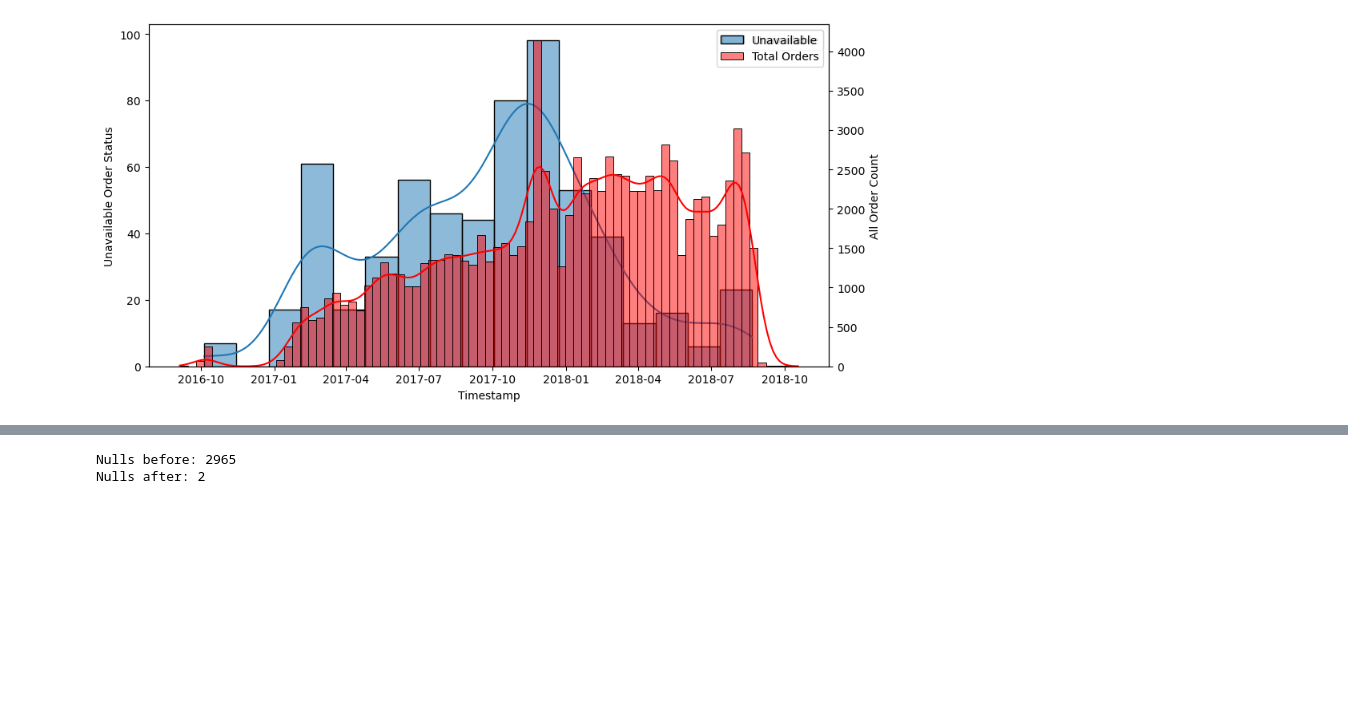
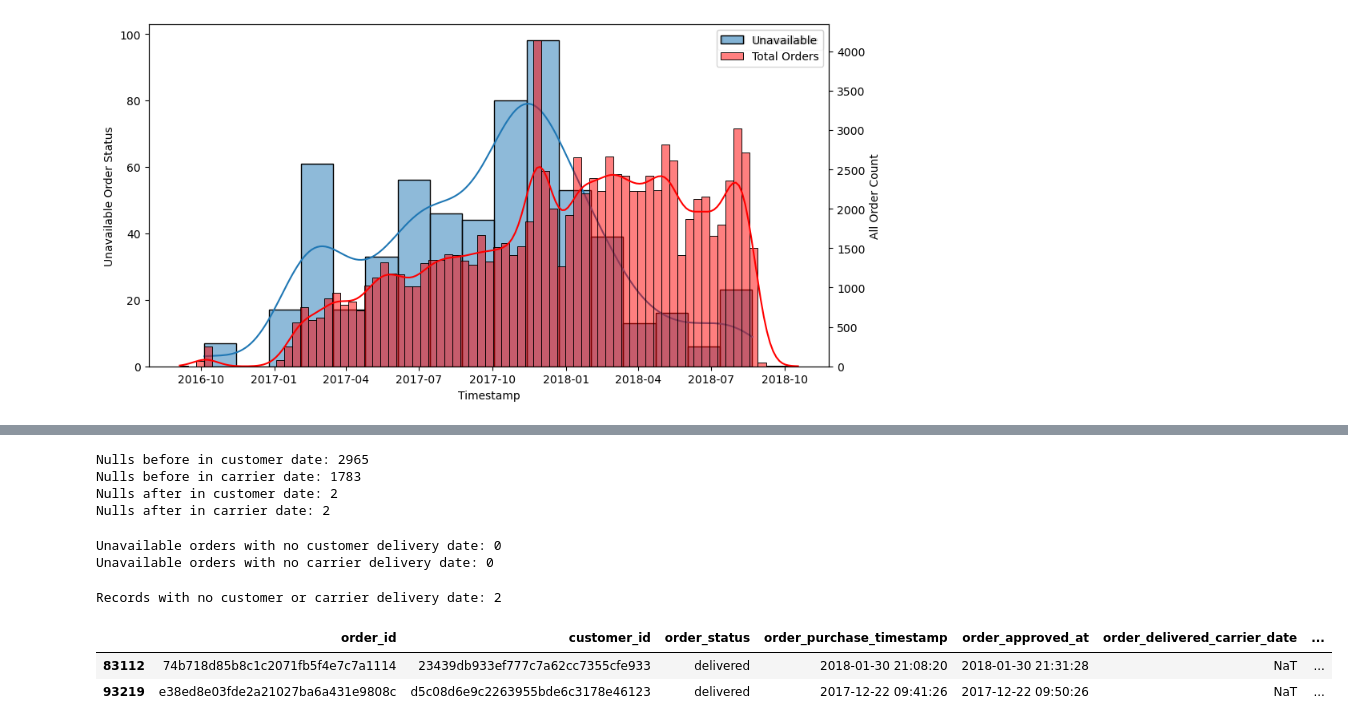
Before and after one commit to dsagher/olist_data_science_project, a Jupyter notebook: notebooks/cleaning.ipynb, the cells around one changed output, grey strips where cells are left out. Saved outputs shown, nothing was run; the diff lists cells and outputs as text; code cells hidden in the pictures; blank space fills up the shorter version.

```diff
--- a/notebooks/cleaning.ipynb
+++ b/notebooks/cleaning.ipynb
@@ -149,16 +163,25 @@ plt.show()
 # %%
-#! Come back to this
+"""
+Impute missing values with 'unavailable' order status by grouping by seller zip code prefix and getting
+median values for customer and carrier delivery dates.
+"""
+# Filter for only unavailable and delivered orders
+mask = df_order['order_status'].isin(['unavailable', 'delivered'])
 
-mask = df_order['order_status'].isin(['unavailable', 'delivered'])
 df_order['order_delivered_customer_date'] = pd.to_datetime(df_order['order_delivered_customer_date'])
 df_order['order_delivered_carrier_date'] = pd.to_datetime(df_order['order_delivered_carrier_date'])
 
+# List of columns to pull after grouping
+group_cols = ['seller_zip_code_prefix', 'order_delivered_customer_date', 'order_delivered_carrier_date', 'order_status']
+
+# Merge with order_item and seller datasets
 filled = (
-    df_order[mask]
-    .merge(df_order_item, how='left')
-    .merge(df_seller, how='left')
-    # Impute median zip codes grouped by zip codes
-    .groupby('seller_zip_code_prefix')
+    df_order[mask] # Only unavailable and delivered orders
+    .merge(df_order_item[['seller_id','order_id']], how='left') # Merge for seller_id
+    .merge(df_seller[['seller_id','seller_zip_code_prefix']], how='left') # Merge for zip code
+
+    # Group to get median values per zip code
+    .groupby('seller_zip_code_prefix')[group_cols]
     .apply(
         lambda g: g.assign(
         # Fill customer delivery date with values from records with order_status as delivered
@@ -173,5 +196,3 @@ filled = (
     )
     .reset_index(drop=True)
 )
-
-filled
@@ -192,11 +235,41 @@ filled
 # %%
 # Verify imputation
-print("Nulls before:", df_order['order_delivered_customer_date'].isna().sum())
-df_order = filled[df_order.columns] # or whatever your imputed df is called
-print("Nulls after:", df_order['order_delivered_customer_date'].isna().sum())
+
+print("Nulls before in customer date:", df_order['order_delivered_customer_date'].isna().sum())
+print("Nulls before in carrier date:", df_order['order_delivered_carrier_date'].isna().sum())
+df_order['order_delivered_customer_date'] = filled['order_delivered_customer_date']
+df_order['order_delivered_carrier_date'] = filled['order_delivered_carrier_date']
+print("Nulls after in customer date:", df_order['order_delivered_customer_date'].isna().sum())
+print("Nulls after in carrier date:", df_order['order_delivered_carrier_date'].isna().sum())
 # %% [output]
-Nulls before: 2965
-Nulls after: 2
+Nulls before in customer date: 2965
+Nulls before in carrier date: 1783
+Nulls after in customer date: 2
+Nulls after in carrier date: 2
+# %%
+test_mask1 = df_order['order_status'] == "unavailable"
+test_mask2 = df_order['order_delivered_customer_date'].isna()
+test_mask3 = df_order['order_delivered_carrier_date'].isna()
+test_mask4 = test_mask1 & test_mask2
+test_mask5 = test_mask1 & test_mask3
+print("Unavailable orders with no customer delivery date:", test_mask4.sum())
+print("Unavailable orders with no carrier delivery date:", test_mask5.sum())
+# %% [output]
+Unavailable orders with no customer delivery date: 0
+Unavailable orders with no carrier delivery date: 0
+# %%
+test_mask6 = df_order['order_delivered_customer_date'].isna()
+test_mask7 = df_order['order_delivered_carrier_date'].isna()
+test_mask8 = test_mask6 | test_mask7
+print("Records with no customer or carrier delivery date:", test_mask8.sum())
+# %% [output]
+Records with no customer or carrier delivery date: 2
+# %%
+df_order[test_mask8]
+# %% [output]
+|  | order_id | customer_id | order_status | order_purchase_timestamp | order_approved_at | order_delivered_carrier_date | ... |
+| 83112 | 74b718d85b8c1c2071fb5f4e7c7a1114 | 23439db933ef777c7a62cc7355cfe933 | delivered | 2018-01-30 21:08:20 | 2018-01-30 21:31:28 | NaT | ... |
+| 93219 | e38ed8e03fde2a21027ba6a431e9808c | d5c08d6e9c2263955bde6c3178e46123 | delivered | 2017-12-22 09:41:26 | 2017-12-22 09:50:26 | NaT | ... |
 # %%
 def add_customer_spending(data: dict) -> dict:
     """
```
Also changed, not shown: parts of 17 cells of this notebook, 3 other files.
